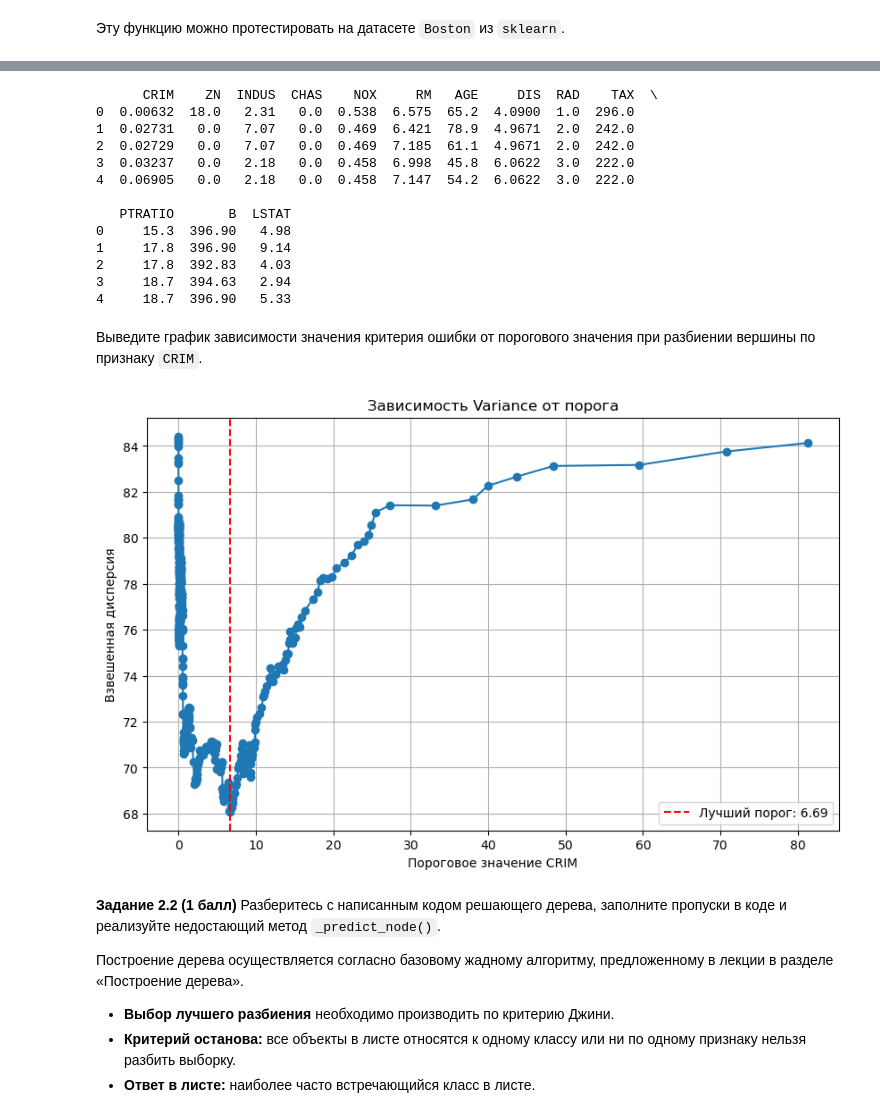
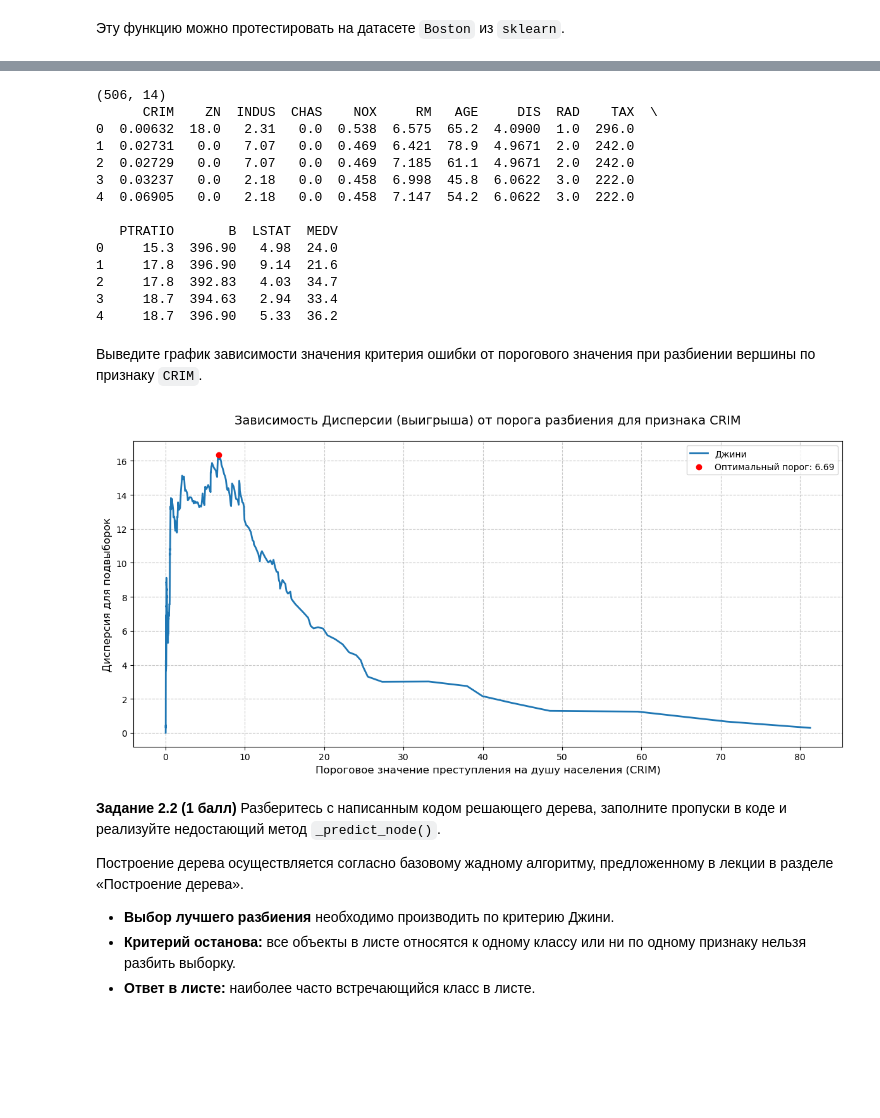
Before and after one commit to Sleenjep/fkii, a Jupyter notebook: fkii_sem_2/fkii_dz_1/hw-trees-rf.ipynb, the cells around one changed output, grey strips where cells are left out. Cells and saved outputs as stored; diff of their text form; code cells hidden in the pictures; blank space fills up the shorter version.

```diff
--- a/fkii_sem_2/fkii_dz_1/hw-trees-rf.ipynb
+++ b/fkii_sem_2/fkii_dz_1/hw-trees-rf.ipynb
@@ -249,39 +211,26 @@ def find_best_split(
 import pandas as pd
 import numpy as np
 
-# выполним загрузку датасета boston вручную
 data_url = "http://lib.stat.cmu.edu/datasets/boston"
 raw_df = pd.read_csv(data_url, sep="\s+", skiprows=22, header=None)
+
 data = np.hstack([raw_df.values[::2, :], raw_df.values[1::2, :2]])
+
 target = raw_df.values[1::2, 2]
 
-column_names = [
-    "CRIM",
-    "ZN",
-    "INDUS",
-    "CHAS",
-    "NOX",
-    "RM",
-    "AGE",
-    "DIS",
-    "RAD",
-    "TAX",
-    "PTRATIO",
-    "B",
-    "LSTAT",
+feature_names = [
+    'CRIM', 'ZN', 'INDUS', 'CHAS', 'NOX', 'RM',
+    'AGE', 'DIS', 'RAD', 'TAX', 'PTRATIO', 'B', 'LSTAT'
 ]
 
-boston = {
-    "data": data,
-    "target": target,
-    "feature_names": column_names,
-}
+df = pd.DataFrame(data, columns=feature_names)
 
-X = pd.DataFrame(data=boston["data"], columns=boston["feature_names"])
-y = pd.Series(boston["target"])
+df['MEDV'] = target
 
-print(X.head())
+print(df.shape)
+print(df.head())
 # %% [output]
+(506, 14)
       CRIM    ZN  INDUS  CHAS    NOX     RM   AGE     DIS  RAD    TAX  \
 0  0.00632  18.0   2.31   0.0  0.538  6.575  65.2  4.0900  1.0  296.0
 1  0.02731   0.0   7.07   0.0  0.469  6.421  78.9  4.9671  2.0  242.0
@@ -289,35 +238,40 @@ print(X.head())
 3  0.03237   0.0   2.18   0.0  0.458  6.998  45.8  6.0622  3.0  222.0
 4  0.06905   0.0   2.18   0.0  0.458  7.147  54.2  6.0622  3.0  222.0
 
-   PTRATIO       B  LSTAT
-0     15.3  396.90   4.98
-1     17.8  396.90   9.14
-2     17.8  392.83   4.03
-3     18.7  394.63   2.94
-4     18.7  396.90   5.33
+   PTRATIO       B  LSTAT  MEDV
+0     15.3  396.90   4.98  24.0
+1     17.8  396.90   9.14  21.6
+2     17.8  392.83   4.03  34.7
+3     18.7  394.63   2.94  33.4
+4     18.7  396.90   5.33  36.2
 # %% [markdown]
 Выведите график зависимости значения критерия ошибки от порогового значения при разбиении вершины по признаку `CRIM`.
 # %%
-thresholds, variances, threshold_best, variance_best = find_best_split(
-    X["CRIM"].to_numpy(), y, task="regression", feature_type="real"
+import matplotlib.pyplot as plt
+import numpy as np
+
+thresholds, ginies, threshold_best, gini_best = find_best_split(
+    df["CRIM"].values,
+    target,
+    task="regression",
+    feature_type="real"
 )
 
-plt.figure(figsize=(10, 6))
-plt.plot(thresholds, variances, marker="o")
-plt.axvline(
-    threshold_best,
-    color="r",
-    linestyle="--",
-    label=f"Лучший порог: {threshold_best:.2f}",
-)
-plt.title("Зависимость Variance от порога")
-plt.xlabel("Пороговое значение CRIM")
-plt.ylabel("Взвешенная дисперсия")
+plt.figure(figsize=(12, 6))
+plt.plot(thresholds, ginies, linewidth=2, label='Джини')
+plt.scatter(threshold_best, gini_best, color='red', zorder=5,
+           label=f'Оптимальный порог: {threshold_best:.2f}')
+
+plt.title('Зависимость Дисперсии (выигрыша) от порога разбиения для признака CRIM', fontsize=14, pad=20)
+plt.xlabel('Пороговое значение преступления на душу населения (CRIM)', fontsize=12)
+plt.ylabel('Дисперсия для подвыборок', fontsize=12)
+plt.grid(True, linestyle='--', alpha=0.7)
 plt.legend()
-plt.grid(True)
+plt.tight_layout()
+
 plt.show()
 # %% [output]
-[figure, old version]
+[figure, new version]
 # %% [markdown]
 **Задание 2.2 (1 балл)** Разберитесь с написанным кодом решающего дерева, заполните пропуски в коде и реализуйте недостающий метод `_predict_node()`.
 
```
Also changed, not shown: parts of 11 cells of this notebook.
